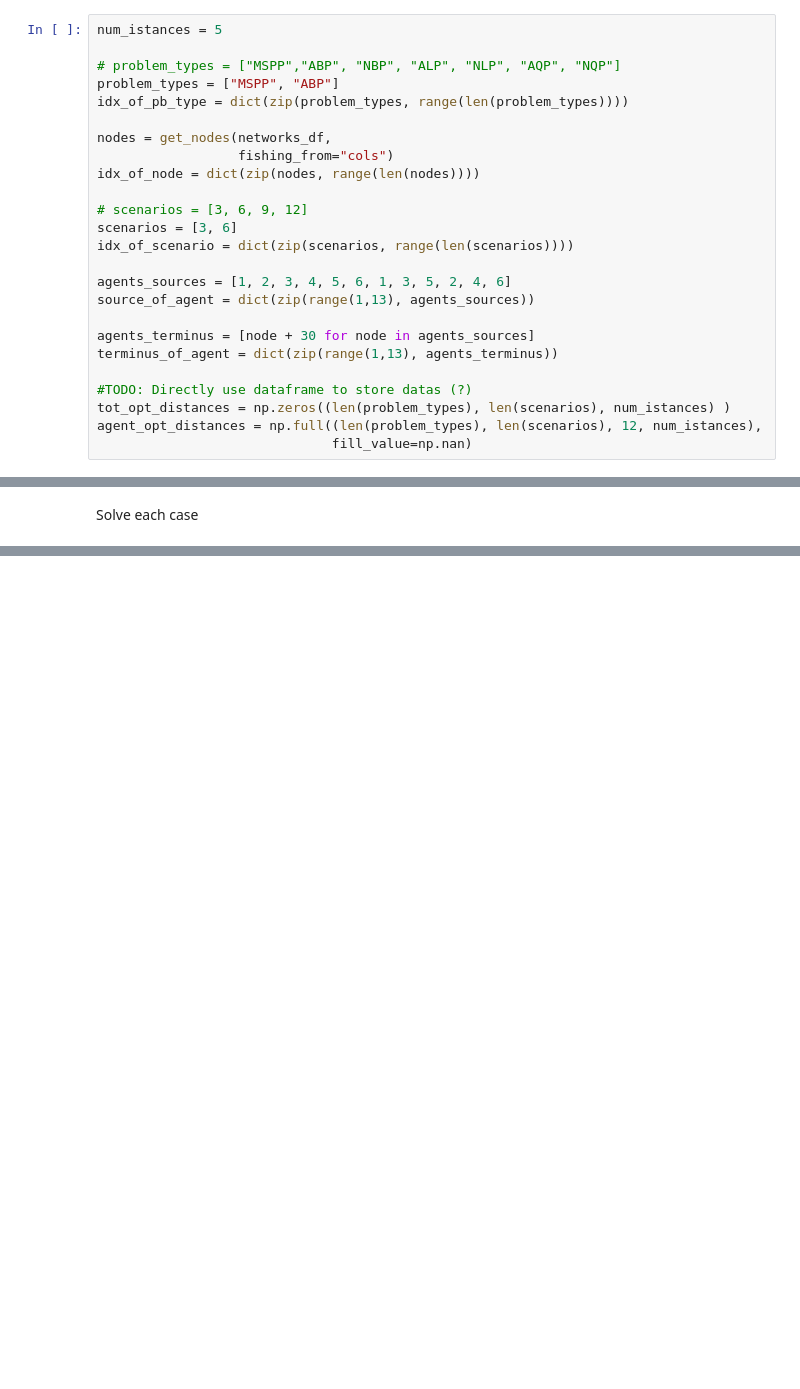
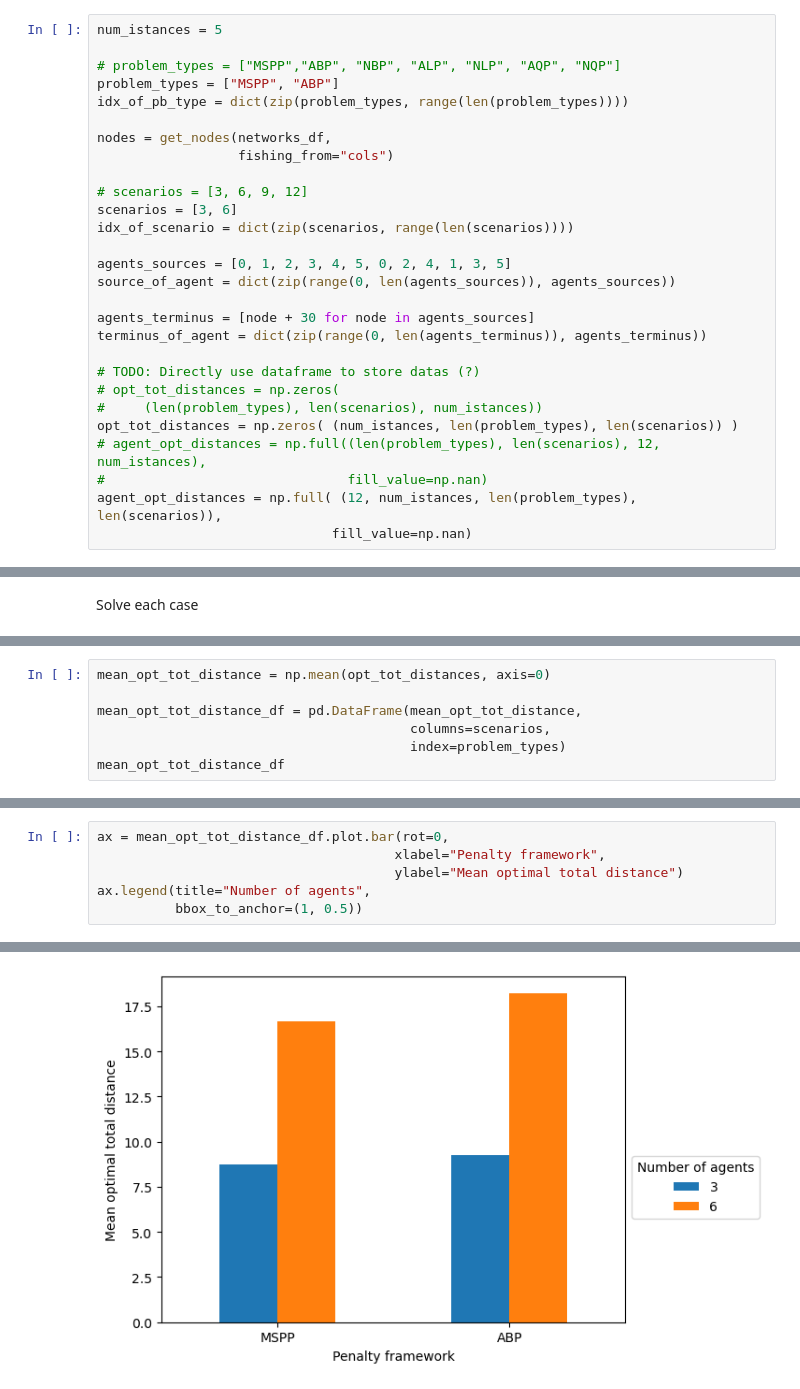
Before and after one commit to kkevin98/Multiple_shortest_path_problem_with_path_deconfliction, a Jupyter notebook: Model_comparison.ipynb, the cells around one changed output, grey strips where cells are left out. Saved outputs shown, nothing was run; the diff lists cells and outputs as text; blank space fills up the shorter version.

```diff
--- a/Model_comparison.ipynb
+++ b/Model_comparison.ipynb
@@ -194,21 +216,24 @@ idx_of_pb_type = dict(zip(problem_types, range(len(problem_types))))
 
 nodes = get_nodes(networks_df,
                   fishing_from="cols")
-idx_of_node = dict(zip(nodes, range(len(nodes))))
 
 # scenarios = [3, 6, 9, 12]
 scenarios = [3, 6]
 idx_of_scenario = dict(zip(scenarios, range(len(scenarios))))
 
-agents_sources = [1, 2, 3, 4, 5, 6, 1, 3, 5, 2, 4, 6]
-source_of_agent = dict(zip(range(1,13), agents_sources))
+agents_sources = [0, 1, 2, 3, 4, 5, 0, 2, 4, 1, 3, 5]
+source_of_agent = dict(zip(range(0, len(agents_sources)), agents_sources))
 
 agents_terminus = [node + 30 for node in agents_sources]
-terminus_of_agent = dict(zip(range(1,13), agents_terminus))
+terminus_of_agent = dict(zip(range(0, len(agents_terminus)), agents_terminus))
 
-#TODO: Directly use dataframe to store datas (?)
-tot_opt_distances = np.zeros((len(problem_types), len(scenarios), num_istances) )
-agent_opt_distances = np.full((len(problem_types), len(scenarios), 12, num_istances),
+# TODO: Directly use dataframe to store datas (?)
+# opt_tot_distances = np.zeros(
+#     (len(problem_types), len(scenarios), num_istances))
+opt_tot_distances = np.zeros( (num_istances, len(problem_types), len(scenarios)) )
+# agent_opt_distances = np.full((len(problem_types), len(scenarios), 12, num_istances),
+#                               fill_value=np.nan)
+agent_opt_distances = np.full( (12, num_istances, len(problem_types), len(scenarios)),
                               fill_value=np.nan)
 # %% [markdown]
 Useful functions to analyze problems and their results
@@ -267,0 +286,7 @@ for pb_type in problem_types:  # for each problem...
+# %%
+mean_opt_tot_distance = np.mean(opt_tot_distances, axis=0)
+
+mean_opt_tot_distance_df = pd.DataFrame(mean_opt_tot_distance,
+                                        columns=scenarios,
+                                        index=problem_types)
+mean_opt_tot_distance_df
@@ -267,0 +297,7 @@ for pb_type in problem_types:  # for each problem...
+# %%
+ax = mean_opt_tot_distance_df.plot.bar(rot=0,
+                                      xlabel="Penalty framework",
+                                      ylabel="Mean optimal total distance")
+ax.legend(title="Number of agents",
+          bbox_to_anchor=(1, 0.5))
+# %% [output]
@@ -267,0 +305 @@ for pb_type in problem_types:  # for each problem...
+[figure, added]
```
Also changed, not shown: parts of 17 cells of this notebook, 1 other file.
